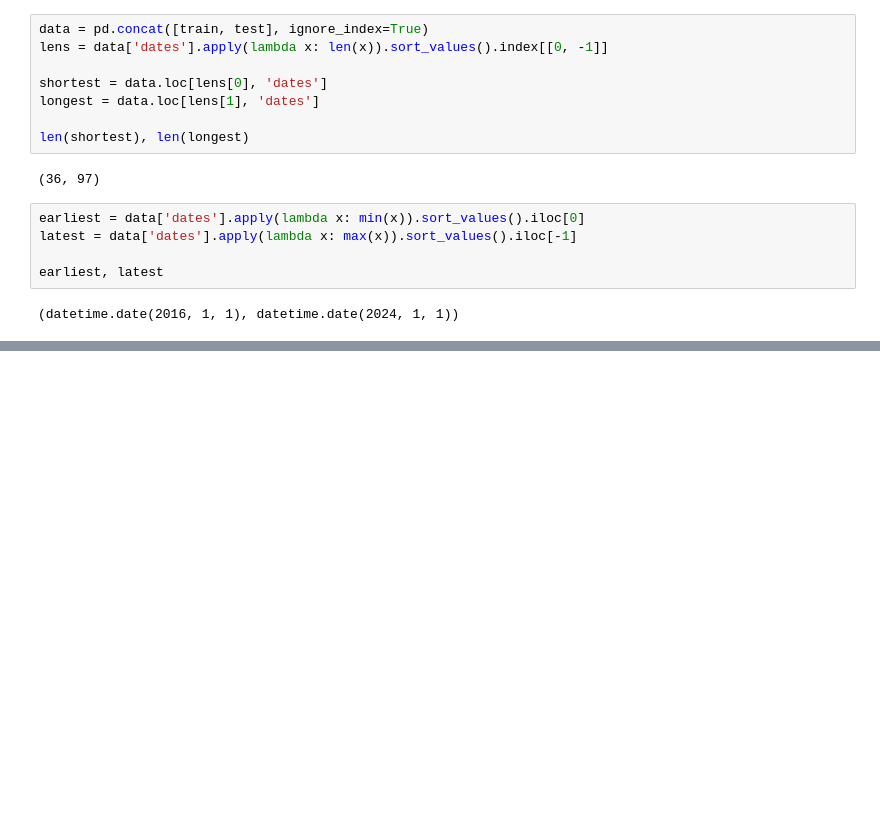
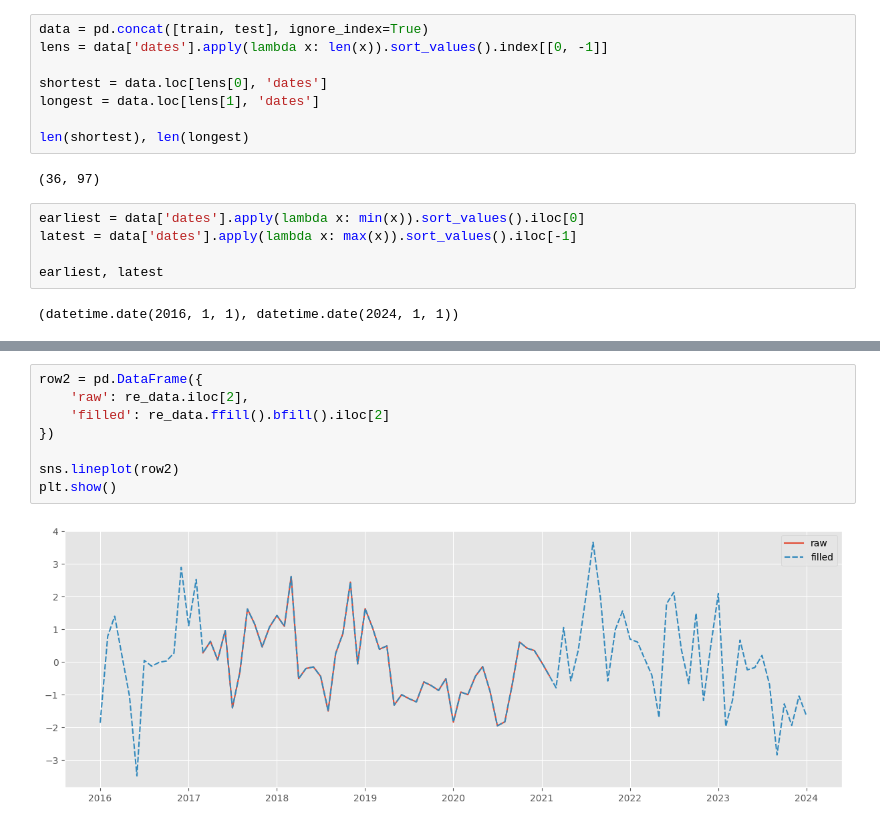
Before and after one commit to georgekovin/Clovery-Test-MD, a Jupyter notebook: training.ipynb, the cells around one changed output, grey strips where cells are left out. Cells and saved outputs as stored; diff of their text form; blank space fills up the shorter version.

```diff
--- a/training.ipynb
+++ b/training.ipynb
@@ -188,3 +169,13 @@ re_data
 | 99998 | NaN | NaN | NaN | NaN | NaN | NaN | NaN | NaN | ... |
 | 99999 | 0.32 | 0.75 | 0.57 | -0.97 | -0.60 | -2.90 | 1.41 | -1.63 | ... |
 100000 rows × 97 columns
+# %%
+row2 = pd.DataFrame({
+    'raw': re_data.iloc[2],
+    'filled': re_data.ffill().bfill().iloc[2]
+})
+
+sns.lineplot(row2)
+plt.show()
+# %% [output]
+[figure, added]
```
Also changed, not shown: parts of 9 cells of this notebook.
